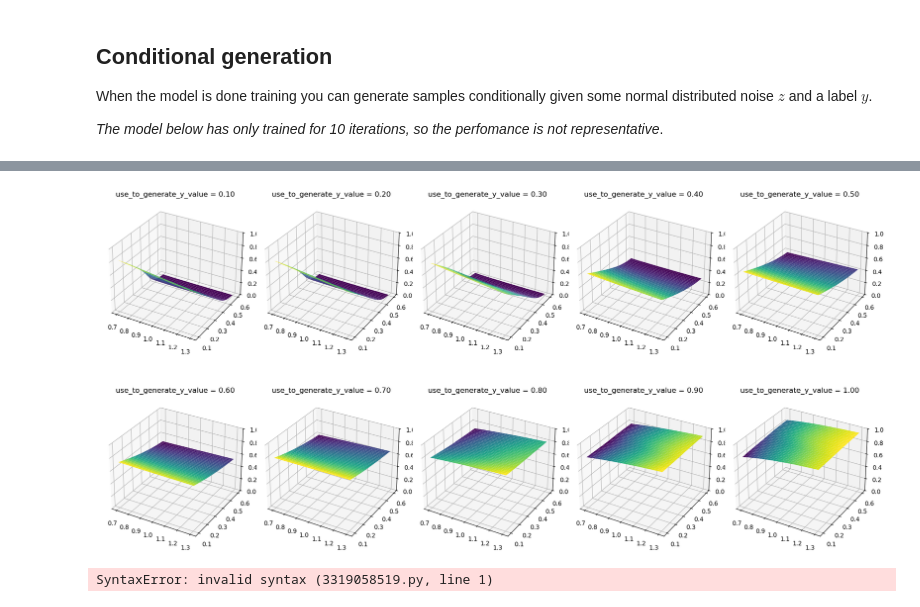
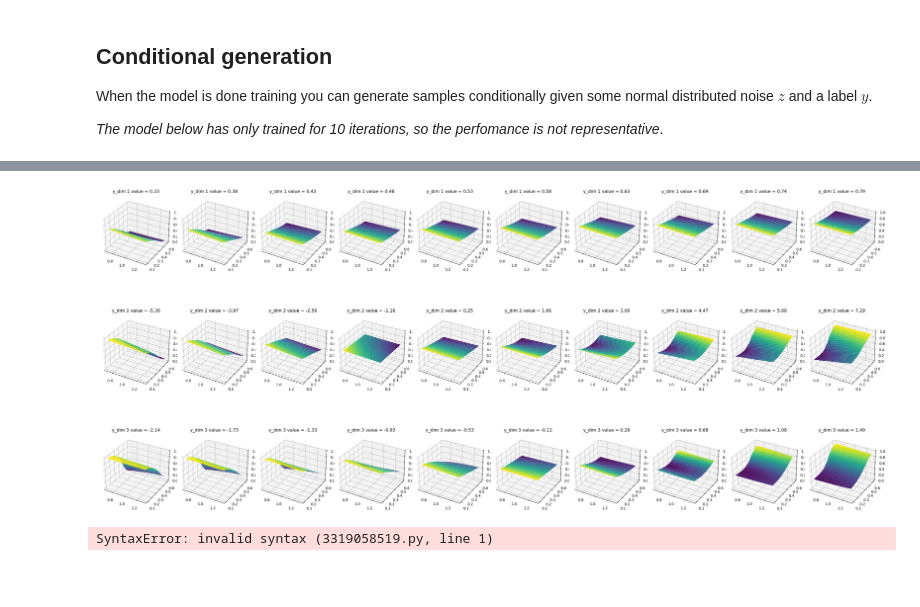
Before and after one commit to MathsGo/semi-supervised-pytorch20241028, a Jupyter notebook: examples/notebooks/Deep Generative Model.ipynb, the cells around one changed output, grey strips where cells are left out. Saved outputs shown, nothing was run; the diff lists cells and outputs as text; code cells hidden in the pictures; blank space fills up the shorter version.

Commit message:
10000 epoch + slope+curvature

```diff
--- a/examples/notebooks/Deep Generative Model.ipynb
+++ b/examples/notebooks/Deep Generative Model.ipynb
@@ -27,7 +27,7 @@ The point of the generative model is to seperate the partially observed label in
 # %%
 from models import DeepGenerativeModel, StackedDeepGenerativeModel
 
-y_dim = 1
+y_dim = 3
 z_dim = 32
 h_dim = [256, 128]
 
@@ -109,15 +109,21 @@ impliedVolsurfaces_normalized = (impliedVolsurfaces - min_val) / (max_val - min_
 
 impliedVolsurfaces_normalized_flatten = impliedVolsurfaces_normalized.reshape(30000, 784)
 
+level = torch.mean(impliedVolsurfaces_normalized_flatten, dim=1)
 
-# n = 10 # 矩阵维度
-m = 30000 # 矩阵个数
+slope = np.diff(impliedVolsurfaces_normalized, n=1, axis=2) * 1000
+K_index_s = slope.shape[2] // 2
+slope = torch.from_numpy(slope[:, :, K_index_s, :])
+slope_ave = torch.mean(slope, dim=-1).squeeze(1)
 
-# random_ints = np.random.randint(n, size=m) # 生成随机整数序列
-# one_hot_matrix = np.eye(n)[random_ints] # 转化成one-hot矩阵
-# fake_tar = torch.tensor(one_hot_matrix).float()
+curvature = np.diff(impliedVolsurfaces_normalized, n=2, axis=2) * 10000
+K_index_c = curvature.shape[2] // 2
+curvature = torch.from_numpy(curvature[:, :, K_index_c, :])
+curvature_ave = torch.mean(curvature, dim=-1).squeeze(1)
 
-tar = torch.mean(impliedVolsurfaces_normalized.reshape(30000, 784), dim=1)
+tar = torch.stack([level, slope_ave, curvature_ave], dim=1)
+# print(tar.shape)
+
 ivs = TensorDataset(impliedVolsurfaces_normalized_flatten, tar)
 
 torch.manual_seed(0)
@@ -299,43 +298,56 @@ import numpy as np
 import torch
 from torch.autograd import Variable
 
-# Initialize the figure and 2x5 axes array
-fig, axarr = plt.subplots(2, 5, figsize=(18, 10), subplot_kw={'projection': '3d'})
+# Initialize figure and 2x5 axes array
+fig, axarr = plt.subplots(3, 10, figsize=(30, 15), subplot_kw={'projection': '3d'})
 
 # Set the range for T and K
 T = np.linspace(0.1, 0.6, 28)
 K = np.linspace(0.7, 1.3, 28)
 T, K = np.meshgrid(T, K)
 
-# Generate 10 samples with y values from 0.1 to 1
-y_values = np.linspace(0.1, 1, 10)
 z = Variable(torch.randn(16, z_dim))
+if cuda:
+    z = z.cuda(device=0)
 
 model.eval()
-for i, y_value in enumerate(y_values):
-    # Set y to a specific value for each sample
-    y = Variable(torch.tensor([y_value]).repeat(16, 1))
-    print("to generated y:", y.t())
+for dim in range(3):  # Loop over each dimension of the 3D y
+    level_min, level_max = level.min().item(), level.max().item()
+    y_min = tar[:, dim].min()
+    y_max = tar[:, dim].max()
+    y_values = np.linspace(y_min, y_max, 10)
+    for i, y_value in enumerate(y_values):
+        # Set y to a specific value for the current dimension, keep others fixed
+        y = Variable(torch.zeros(16, 3))  # Initialize y as a 3D tensor
+        y[:, 0] = tar[:, 0].mean()
+        y[:, 1] = tar[:, 1].mean()
+        y[:, 2] = tar[:, 2].mean()
+        y[:, dim] = y_value  # Set only the current dimension to y_value
+        if cuda:
+            y = y.cuda(device=0)
 
-    # Generate samples from the model
-    x_mu = model.sample(z, y)
-    print("real y:", x_mu.mean(dim=1).t())
-    print("regress y:", model.regress(x_mu)[0].t())
+        # Generate samples from the model
+        x_mu = model.sample(z, y)
+
+        samples = x_mu.data.view(-1, 1, 28, 28).cpu().numpy()
+
+        # Determine subplot position (row, column)
+        row = dim  # Row for the specific y dimension
+        col = i    # Column for the y_value within that dimension
+        ax = axarr[row, col]
+
+        # Plot the surface
+        surf = ax.plot_surface(K, T, samples[0, 0, :, :].t(), cmap='viridis')
+
+        # Set title and adjust z-axis limits for consistency
+        ax.set_title(f'y_dim {dim+1} value = {y_value:.2f}')
+        ax.set_zlim(0, 1)  # Adjust the z-axis limits to be consistent across all plots
+
+    print("Real y:", y.t())
+    print("Regressed y:", model.regress(x_mu)[0].t())
     print("y_mu:", model.regress(x_mu)[1].t())
-    print("y_std:", model.regress(x_mu)[2].t())
+    print("y_std:", model.regress(x_mu)[2].mul(0.5).exp_().t())
     print()
-    samples = x_mu.data.view(-1, 1, 28, 28).numpy()
-
-    # Determine subplot position (row, column)
-    row, col = divmod(i, 5)
-    ax = axarr[row, col]
-
-    # Plot the surface
-    surf = ax.plot_surface(K, T, samples[0, 0, :, :], cmap='viridis')
-
-    # Set title and adjust z-axis limits for consistency
-    ax.set_title(f'use_to_generate_y_value = {y_value:.2f}')
-    ax.set_zlim(0, 1)  # Adjust the z-axis limits to be consistent across all plots
 
 # Show the final figure with all subplots
 plt.tight_layout()
@@ -361,4 +373,4 @@ y_logvar: tensor([[-50.8029, -50.6378, -50.8709, -50.7510, -50.7431, -50.8140, -
-[figure, old version]
+[figure, new version]
 # %%
 stop!
 # %% [output]
```
Also changed, not shown: parts of 9 cells of this notebook.
